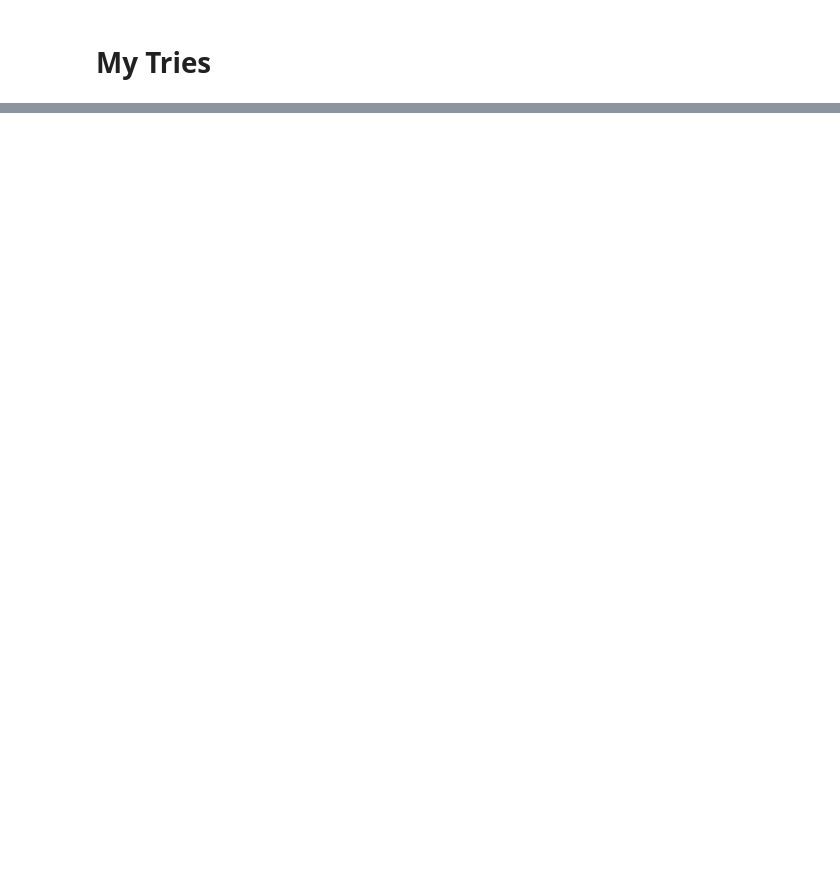
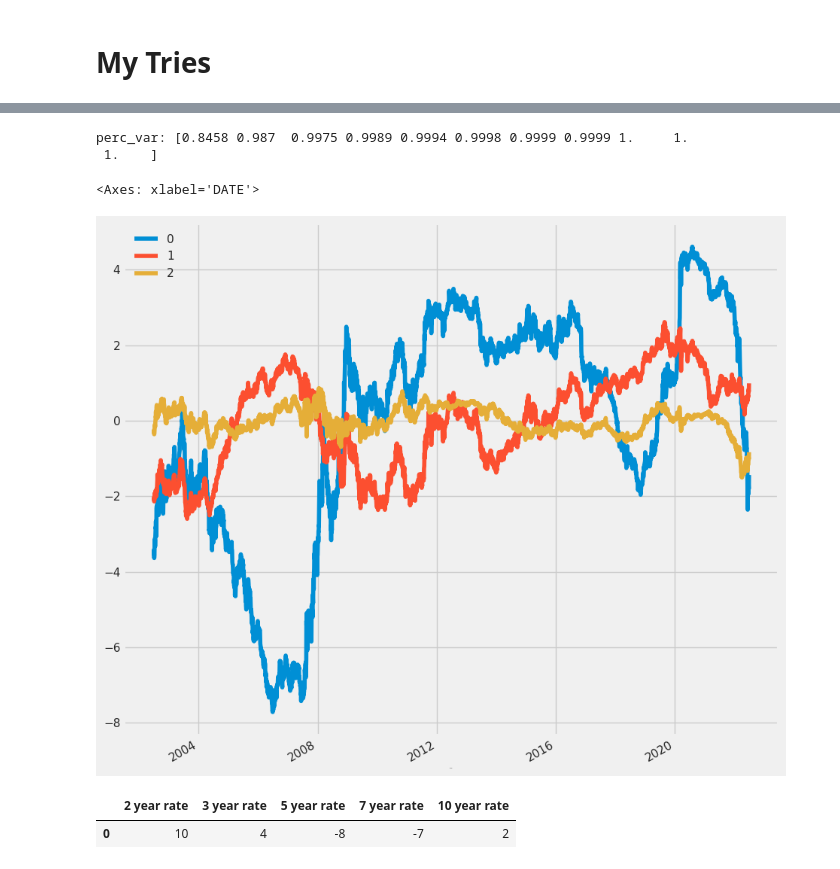
Before and after one commit to adevrent/WQU_DP, a Jupyter notebook: WQU_ML/M2.ipynb, the cells around one changed output, grey strips where cells are left out. Cells and saved outputs as stored; diff of their text form; code cells hidden in the pictures; blank space fills up the shorter version.

```diff
--- a/WQU_ML/M2.ipynb
+++ b/WQU_ML/M2.ipynb
@@ -1507,27 +1507,19 @@ Fig. 3: Biplot without the scores
 def eig_decomp(Sigma):
     Phi = np.linalg.eigh(Sigma)[1][:, ::-1]
     Lambda = np.diag(np.linalg.eigh(Sigma)[0][::-1])
-    # print("Phi:")
-    # print(Phi)
-    # print("\nLambda:")
-    # print(Lambda)
-
-    # print("\nPhi @ Lambda @ Phi.T:")
-    # print(Phi @ Lambda @ Phi.T)
-
     return Phi, Lambda
 
-def PCA(X, min_perc_var=0.80):
+def manual_PCA(X, min_perc_var=0.80):
     X_st = (X - X.mean(axis=0))
     Sigma = np.cov(X_st.T)
     Phi, Lambda = eig_decomp(Sigma)
     perc_var = np.diagonal(Lambda).cumsum() / np.diagonal(Lambda).sum()
     print("perc_var:", perc_var)
-    num_pc = np.where(perc_var > min_perc_var)[0][0] + 1
-    print("num_pc =", num_pc)
+    num_pc = np.where(perc_var > min_perc_var)[0][0] + 1  # Pick the first k eigenvectors
+    Phi_reduced = Phi[:, :num_pc]  # P_reduced.shape = (d, k)
 
-    PC_matrix = Phi[:, :num_pc]
-    print(PC_matrix)
+    X_PCA = (Phi_reduced.T @ X_st.T).T  # X_PCA.shape = (n, k)
+    return Phi_reduced, X_PCA
 # %%
 import matplotlib.cm as cm
 def plot_2d_PCA(X):
@@ -1558,0 +1653,3 @@ num_pc = 1
+# %%
+df_std = (df - df.mean(axis=0)) / df.std(axis=0)
+df_std.head()
@@ -1558,0 +1697,23 @@ num_pc = 1
+# %%
+Phi_reduced, X_PCA = manual_PCA(df_std, 0.99)
+X_PCA.plot()
+# %% [output]
+perc_var: [0.8458 0.987  0.9975 0.9989 0.9994 0.9998 0.9999 0.9999 1.     1.
+ 1.    ]
+<Axes: xlabel='DATE'>
+[figure, added]
+# %%
+df_portfolio = pd.DataFrame(
+    {
+        "2 year rate": [10],
+        "3 year rate": [4],
+        "5 year rate": [-8],
+        "7 year rate": [-7],
+        "10 year rate": [2],
+    }
+)
+
+df_portfolio
+# %% [output]
+|  | 2 year rate | 3 year rate | 5 year rate | 7 year rate | 10 year rate |
+| 0 | 10 | 4 | -8 | -7 | 2 |
```
Also changed, not shown: parts of 49 cells of this notebook.
